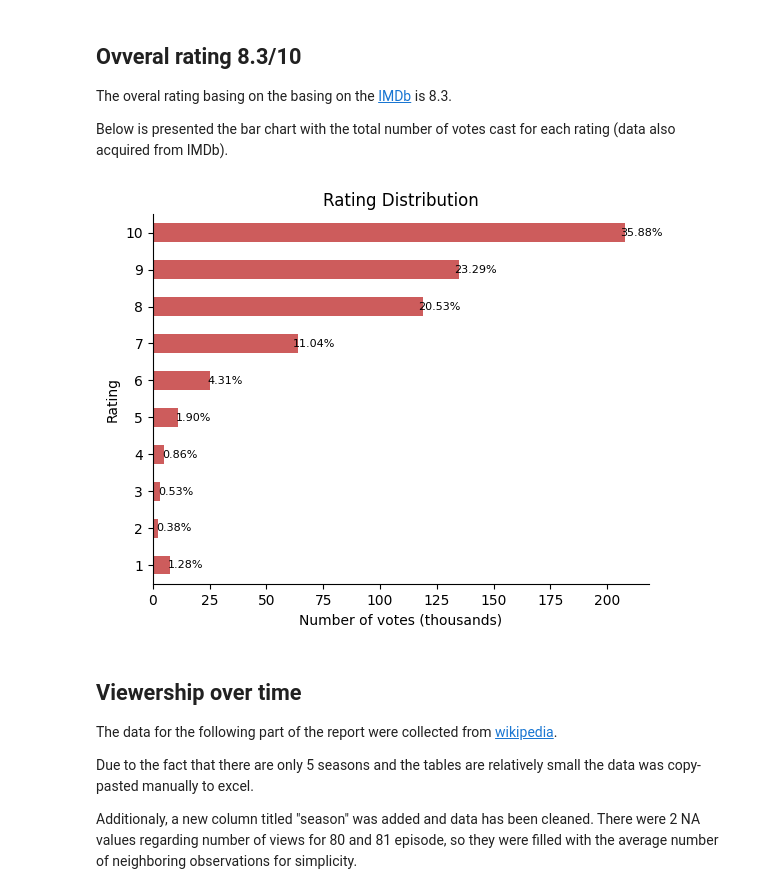
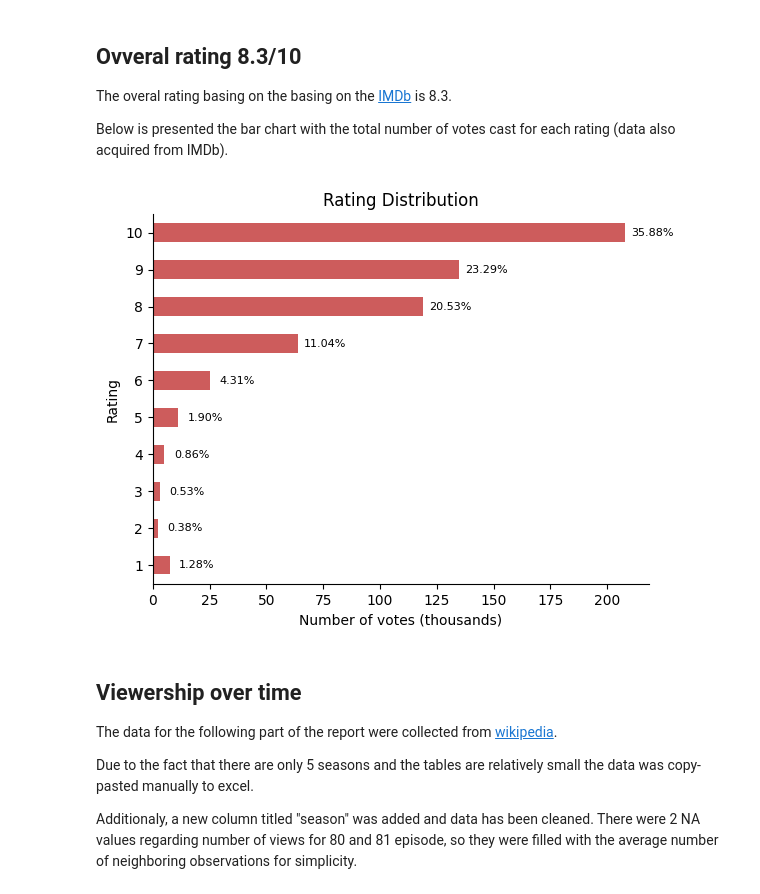
Before and after one commit to KacpiPL/prison_break_report, a Jupyter notebook: prison_break_report.ipynb, the cells around one changed output. Drawn from its saved outputs; the diff is of its cells as text; code cells hidden in the pictures.

```diff
--- a/prison_break_report.ipynb
+++ b/prison_break_report.ipynb
@@ -40,35 +40,35 @@ import pandas as pd
 import matplotlib.pyplot as plt
 
 # create df with values from IMDb
 df = pd.DataFrame({
     'Rating': [10, 9, 8, 7, 6, 5, 4, 3, 2, 1],
     'Number of votes': [208, 135, 119, 64, 25, 11, 5, 3.1, 2.2, 7.4]
 })
 
 # sort the DataFrame by 'Rating' column in ascending order
 df = df.sort_values(by='Rating', ascending=True)
 
 # make the horizontal bar chart
 ax = df.plot.barh(x='Rating', y='Number of votes', color='indianred', legend=None)
 
 # set labels and title
 plt.xlabel('Number of votes (thousands)')
 plt.ylabel('Rating')
 plt.title('Rating Distribution')
 
 # add text annotations with percentage values
 for i, v in enumerate(df['Number of votes']):
     percentage = v / df["Number of votes"].sum() * 100
-    ax.text(v + 7, i, f'{percentage:.2f}%', color='black', fontsize=8, ha='center', va='center')
+    ax.text(v + 12, i, f'{percentage:.2f}%', color='black', fontsize=8, ha='center', va='center')
 
 # remove the border around the chart
 ax.spines['top'].set_visible(False)
 ax.spines['right'].set_visible(False)
 
 # show the plot
 plt.show()
 # %% [output]
-[figure, old version]
+[figure, new version]
 # %% [markdown]
 ## **Viewership over time**
 
```
